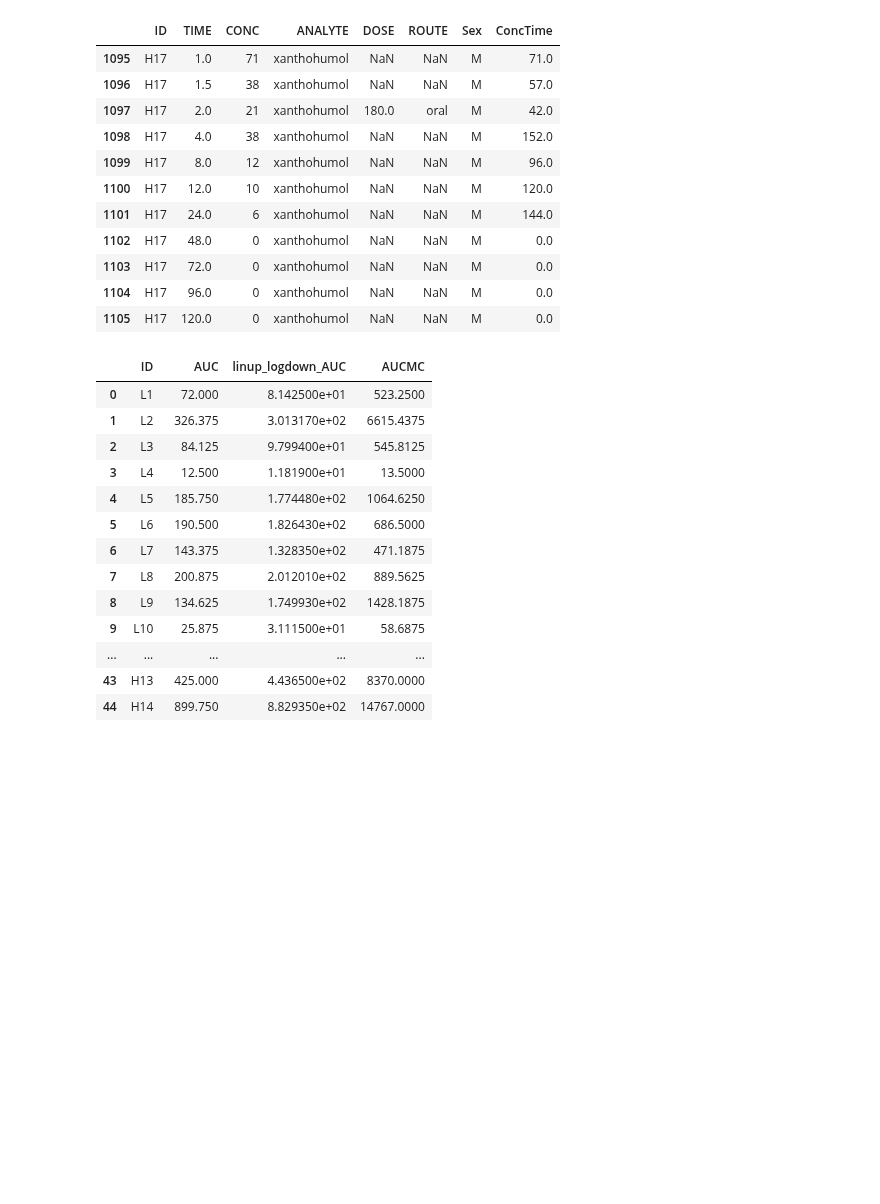
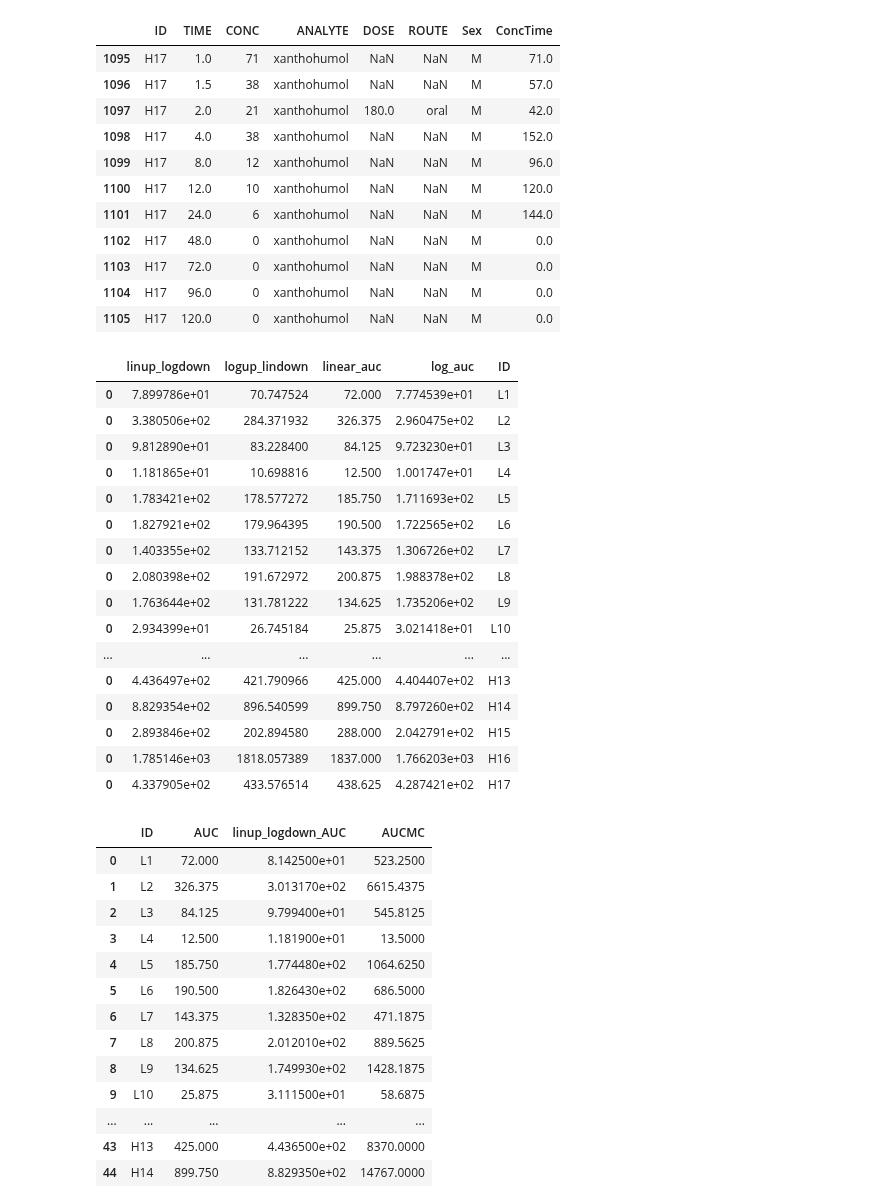
Before and after one commit to kelleyjbrady/NiceODE, a Jupyter notebook: NCA_demo.ipynb, the cells around one changed output. Saved outputs shown, nothing was run; the diff lists cells and outputs as text; code cells hidden in the pictures; blank space fills up the shorter version.

```diff
--- a/NCA_demo.ipynb
+++ b/NCA_demo.ipynb
@@ -86,0 +83,31 @@ lin_auc_up
+# %%
+def section_auc(time, conc):
+    avg_conc = (conc[:-1] + conc[1:]) / 2
+    delta_t = np.diff(time)
+    return avg_conc*delta_t
+# %%
+def auc_trapz_slope_is_pos(conc):
+    tmp = np.sign(np.diff(conc))
+    tmp[tmp >= 0] = True
+    tmp[tmp < 0] = False
+    return tmp.astype(bool)
+# %%
+t = log_trapazoidal_section_auc(work_df['TIME'].values, work_df['CONC'].values)
+n = section_auc(work_df['TIME'].values, work_df['CONC'].values)
+s = auc_trapz_slope_is_pos(work_df['CONC'].values)
+# %%
+def calculate_aucs(time, conc):
+    t = log_trapazoidal_section_auc(time, conc)
+    n = section_auc(time, conc)
+    s = auc_trapz_slope_is_pos(conc)
+
+    auc_res = [
+        {
+            'linup_logdown':np.sum(n[s]) + np.sum(t[~s]),
+            'logup_lindown':np.sum(n[~s]) + np.sum(t[s]),
+            'linear_auc':np.sum(n),
+            'log_auc':np.sum(t)
+        }
+        ]
+
+    return pd.DataFrame(auc_res)
@@ -107,6 +153,32 @@ log_down
 | 1103 | H17 | 72.0 | 0 | xanthohumol | NaN | NaN | M | 0.0 |
 | 1104 | H17 | 96.0 | 0 | xanthohumol | NaN | NaN | M | 0.0 |
 | 1105 | H17 | 120.0 | 0 | xanthohumol | NaN | NaN | M | 0.0 |
+# %%
+auc_df = []
+for sub in xth_df['ID'].unique():
+    work_df = xth_df.loc[xth_df['ID'] == sub, :]
+    aucs = calculate_aucs(work_df['TIME'].values, work_df['CONC'].values)
+    aucs['ID'] = sub
+    auc_df.append(aucs)
+pd.concat(auc_df)
+# %% [output]
+|  | linup_logdown | logup_lindown | linear_auc | log_auc | ID |
+| 0 | 7.899786e+01 | 70.747524 | 72.000 | 7.774539e+01 | L1 |
+| 0 | 3.380506e+02 | 284.371932 | 326.375 | 2.960475e+02 | L2 |
+| 0 | 9.812890e+01 | 83.228400 | 84.125 | 9.723230e+01 | L3 |
+| 0 | 1.181865e+01 | 10.698816 | 12.500 | 1.001747e+01 | L4 |
+| 0 | 1.783421e+02 | 178.577272 | 185.750 | 1.711693e+02 | L5 |
+| 0 | 1.827921e+02 | 179.964395 | 190.500 | 1.722565e+02 | L6 |
+| 0 | 1.403355e+02 | 133.712152 | 143.375 | 1.306726e+02 | L7 |
+| 0 | 2.080398e+02 | 191.672972 | 200.875 | 1.988378e+02 | L8 |
+| 0 | 1.763644e+02 | 131.781222 | 134.625 | 1.735206e+02 | L9 |
+| 0 | 2.934399e+01 | 26.745184 | 25.875 | 3.021418e+01 | L10 |
+| ... | ... | ... | ... | ... | ... |
+| 0 | 4.436497e+02 | 421.790966 | 425.000 | 4.404407e+02 | H13 |
+| 0 | 8.829354e+02 | 896.540599 | 899.750 | 8.797260e+02 | H14 |
+| 0 | 2.893846e+02 | 202.894580 | 288.000 | 2.042791e+02 | H15 |
+| 0 | 1.785146e+03 | 1818.057389 | 1837.000 | 1.766203e+03 | H16 |
+| 0 | 4.337905e+02 | 433.576514 | 438.625 | 4.287421e+02 | H17 |
 # %%
 #per subject, calculate AUC and AUMC
 auc_df = []
```
Also changed, not shown: parts of 11 cells of this notebook, 1 other file.
